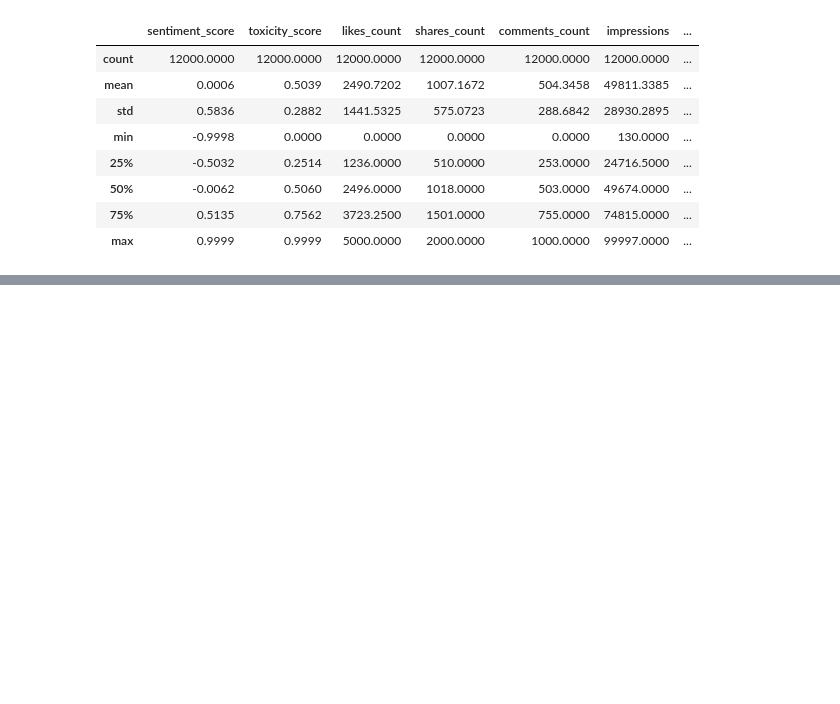
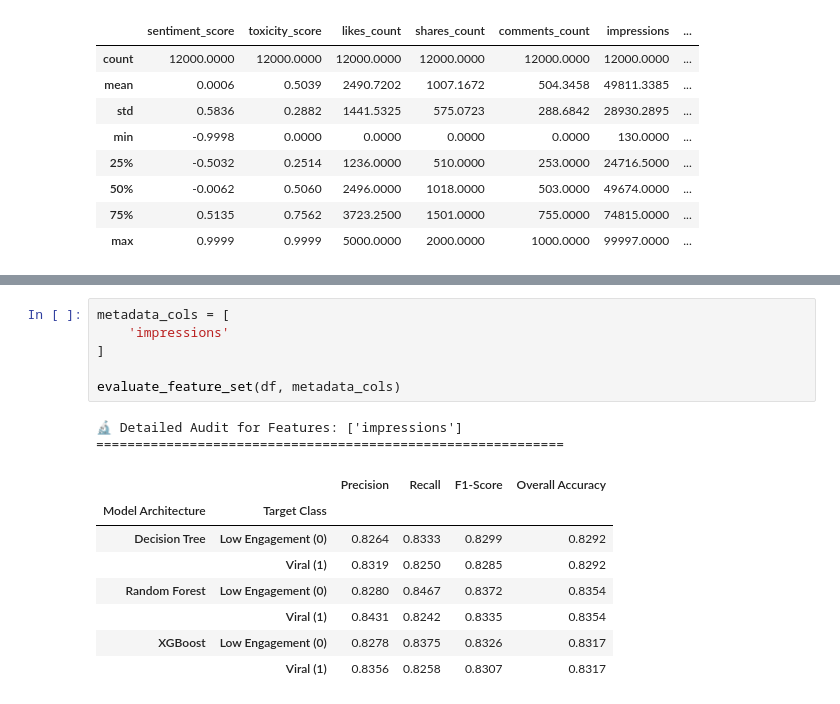
Before and after one commit to jaya-v07/media-engagement-pred-ML-model, a Jupyter notebook: src/prediction-ml-model.ipynb, the cells around one changed output, grey strips where cells are left out. Cells and saved outputs as stored; diff of their text form; blank space fills up the shorter version.

```diff
--- a/src/prediction-ml-model.ipynb
+++ b/src/prediction-ml-model.ipynb
@@ -128,0 +284,17 @@ The buzz_change_rate operates as a velocity vector (bounded between [-100%, 100%
+# %%
+metadata_cols = [
+    'impressions'
+]
+
+evaluate_feature_set(df, metadata_cols)
+# %% [output]
+🔬 Detailed Audit for Features: ['impressions']
+============================================================
+|  |  | Precision | Recall | F1-Score | Overall Accuracy |
+| Model Architecture | Target Class |  |  |  |  |
+| Decision Tree | Low Engagement (0) | 0.8264 | 0.8333 | 0.8299 | 0.8292 |
+|  | Viral (1) | 0.8319 | 0.8250 | 0.8285 | 0.8292 |
+| Random Forest | Low Engagement (0) | 0.8280 | 0.8467 | 0.8372 | 0.8354 |
+|  | Viral (1) | 0.8431 | 0.8242 | 0.8335 | 0.8354 |
+| XGBoost | Low Engagement (0) | 0.8278 | 0.8375 | 0.8326 | 0.8317 |
+|  | Viral (1) | 0.8356 | 0.8258 | 0.8307 | 0.8317 |
```
Also changed, not shown: parts of 18 cells of this notebook.
